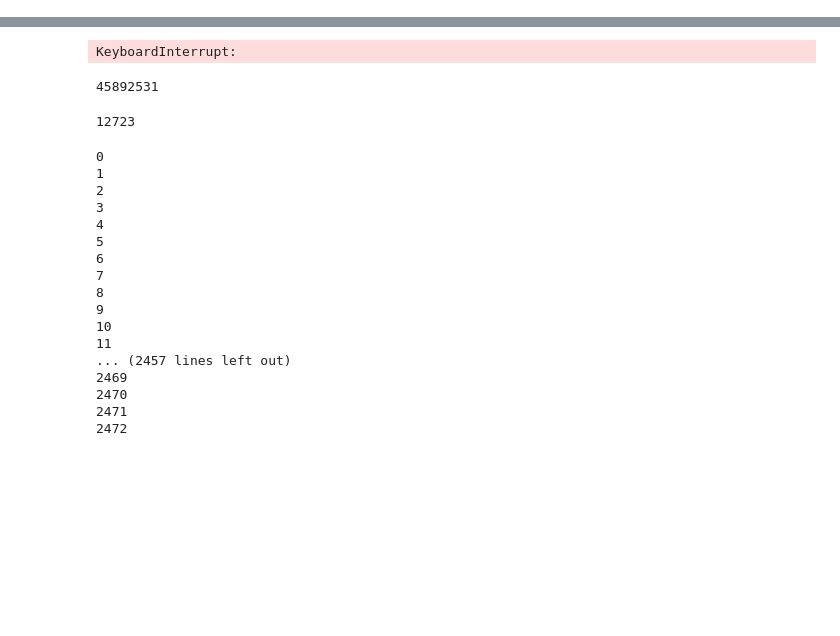
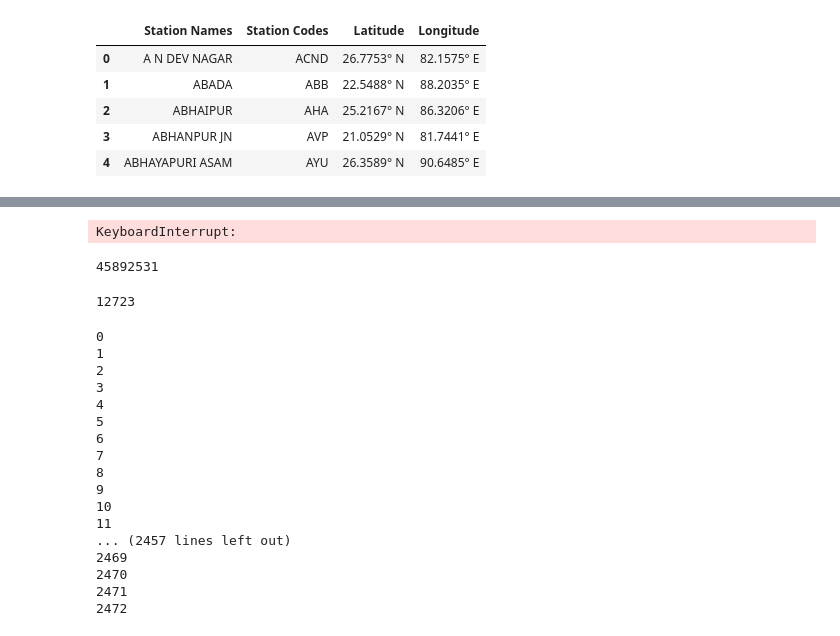
Before and after one commit to ayushdubey003/AI-based-Railway-Reservation-System, a Jupyter notebook: iPython Notebooks/Algorithm.ipynb, the cells around one changed output, grey strips where cells are left out. Saved outputs shown, nothing was run; the diff lists cells and outputs as text; code cells hidden in the pictures; blank space fills up the shorter version.

```diff
--- a/iPython Notebooks/Algorithm.ipynb
+++ b/iPython Notebooks/Algorithm.ipynb
@@ -5,0 +15,10 @@ destination = "ALD"
+# %%
+stations = pd.read_csv("../datasets/stations.csv")
+stations.head()
+# %% [output]
+|  | Station Names | Station Codes | Latitude | Longitude |
+| 0 | A N DEV NAGAR | ACND | 26.7753° N | 82.1575° E |
+| 1 | ABADA | ABB | 22.5488° N | 88.2035° E |
+| 2 | ABHAIPUR | AHA | 25.2167° N | 86.3206° E |
+| 3 | ABHANPUR JN | AVP | 21.0529° N | 81.7441° E |
+| 4 | ABHAYAPURI ASAM | AYU | 26.3589° N | 90.6485° E |
```
Also changed, not shown: parts of 6 cells of this notebook, 2 other files.
